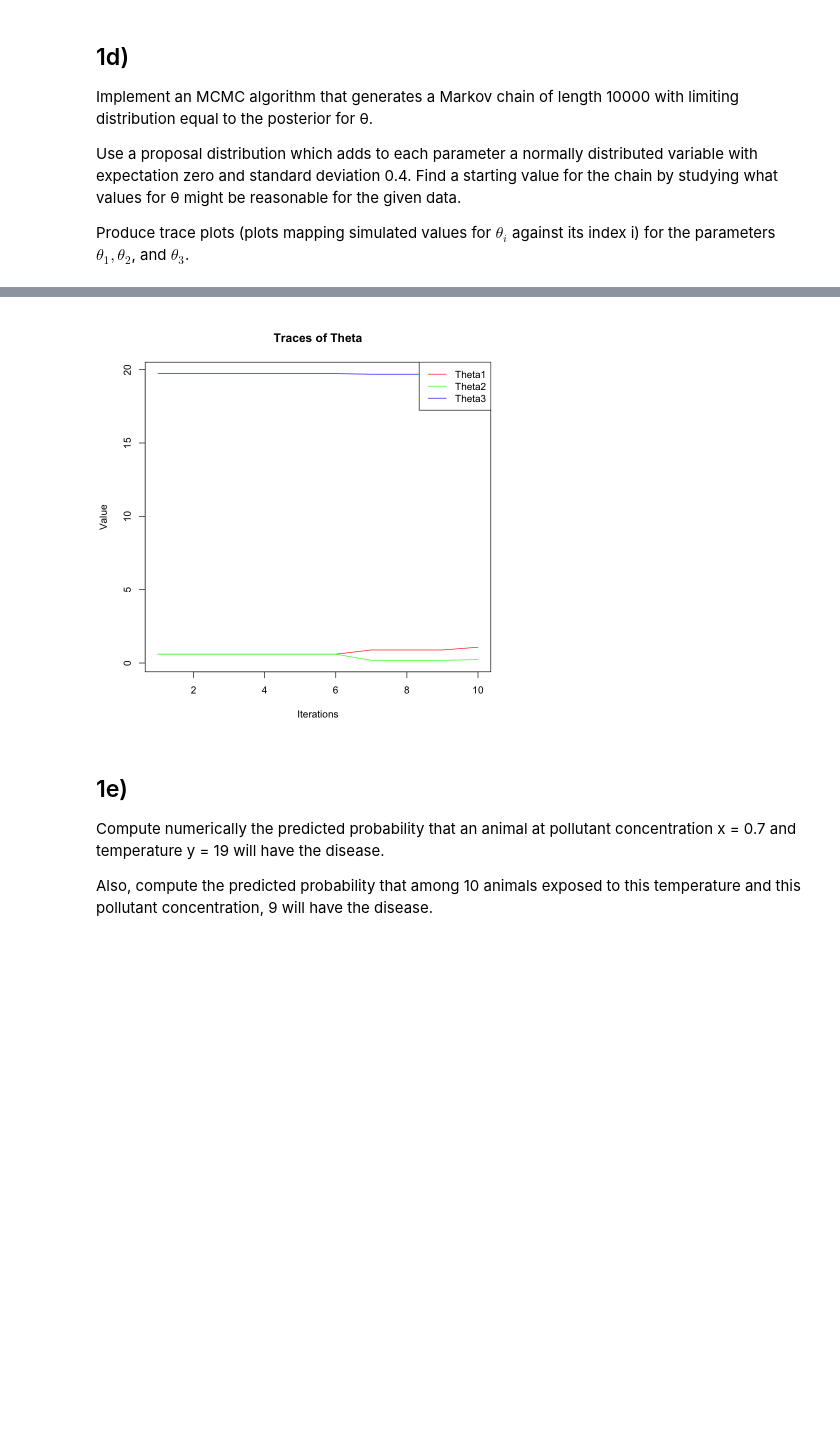
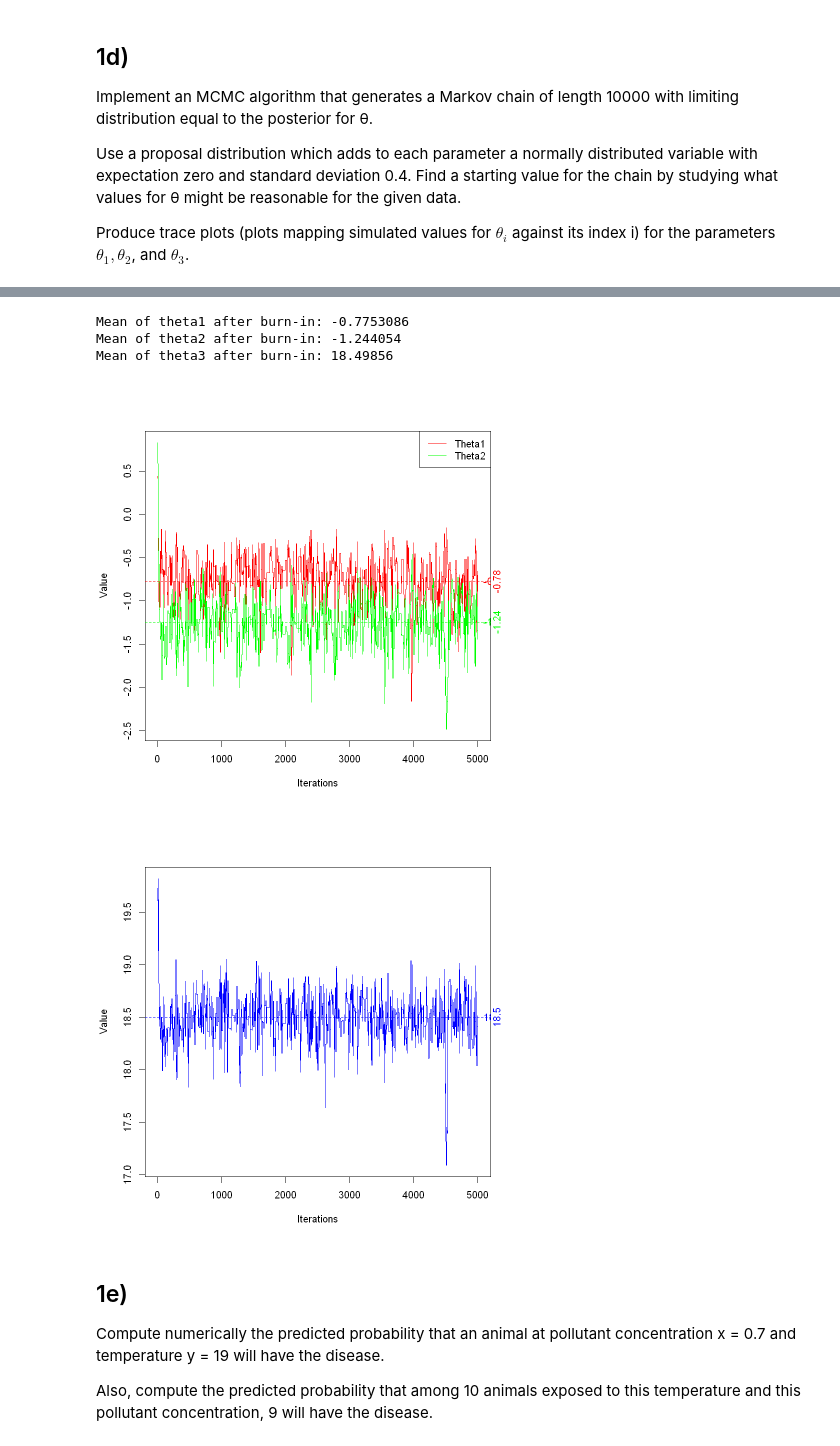
Before and after one commit to focccus/MVE550-Stochastic-processes, a Jupyter notebook: A2/assignment2.ipynb, the cells around one changed output, grey strips where cells are left out. Drawn from its saved outputs; the diff is of its cells as text; code cells hidden in the pictures; blank space fills up the shorter version.

```diff
--- a/A2/assignment2.ipynb
+++ b/A2/assignment2.ipynb
@@ -192,25 +209,55 @@ for (i in 2:N) {
-# %%
-# Set the background color to white
-par(bg = "white")
-
-# Assuming theta is a list where each element contains a 3-dimensional vector
-# Extract the components of theta into separate vectors
-theta1 <- sapply(theta, function(x) x[1])  # First component (for the first parameter)
-theta2 <- sapply(theta, function(x) x[2])  # Second component (for the second parameter)
-theta3 <- sapply(theta, function(x) x[3])  # Third component (for the third parameter)
-
-# Create the plot
-plot(theta1, type = "l", col = rgb(1, 0, 0), xlab = "Iterations", ylab = "Value",
-     main = "Traces of Theta", ylim = range(c(theta1, theta2, theta3)))
-
-# Add the other two components as lines
-lines(theta2, col = rgb(0, 1, 0))  # Second trace in green
-lines(theta3, col = rgb(0, 0, 1))  # Third trace in blue
-
-# Add a legend
-legend("topright", legend = c("Theta1", "Theta2", "Theta3"), col = c(rgb(1, 0, 0), rgb(0, 1, 0), rgb(0, 0, 1)), lty = 1)
-# %% [output]
-[figure, removed]
+# %%
+# Burn-in time
+burn_in <- 500
+
+# Extract the components of theta into separate vectors
+theta1 <- sapply(theta, function(x) x[1])  # First component (for the first parameter)
+theta2 <- sapply(theta, function(x) x[2])  # Second component (for the second parameter)
+theta3 <- sapply(theta, function(x) x[3])  # Third component (for the third parameter)
+
+# Calculate the mean of theta1, theta2, and theta3 after burn-in
+mean_theta1 <- mean(theta1[(burn_in + 1):N])
+mean_theta2 <- mean(theta2[(burn_in + 1):N])
+mean_theta3 <- mean(theta3[(burn_in + 1):N])
+
+# Print the results
+cat("Mean of theta1 after burn-in:", mean_theta1, "\n")
+cat("Mean of theta2 after burn-in:", mean_theta2, "\n")
+cat("Mean of theta3 after burn-in:", mean_theta3, "\n")
+# %% [output]
+Mean of theta1 after burn-in: -0.7753086
+Mean of theta2 after burn-in: -1.244054
+Mean of theta3 after burn-in: 18.49856
+# %%
+# Set the background color to white
+par(bg = "white")
+# Add the means as dotted lines
+
+# Create the plot
+plot(theta1, type = "l", col = rgb(1, 0, 0), xlab = "Iterations", ylab = "Value",
+     ylim = range(c(theta1, theta2)))
+
+# Add the other two components as lines
+lines(theta2, col = rgb(0, 1, 0))  # Second trace in green
+abline(h = mean_theta1, col = rgb(1, 0, 0), lty = 2)
+abline(h = mean_theta2, col = rgb(0, 1, 0), lty = 2)
+mtext(round(mean_theta1, 2), side = 4, line = 0, at = mean_theta1, col = rgb(1, 0, 0))
+mtext(round(mean_theta2, 2), side = 4, line = 0, at = mean_theta2, col = rgb(0, 1, 0))
+text(x = N, y = mean_theta1, labels = round(mean_theta1, 2), pos = 4, col = rgb(1, 0, 0))
+text(x = N, y = mean_theta2, labels = round(mean_theta2, 2), pos = 4, col = rgb(0, 1, 0))
+# lines(theta3, col = rgb(0, 0, 1))  # Third trace in blue
+# Add a legend
+legend("topright", legend = c("Theta1", "Theta2"), col = c(rgb(1, 0, 0), rgb(0, 1, 0)), lty = 1)
+
+# Create a new plot for theta3
+plot(theta3, type = "l", col = rgb(0, 0, 1), xlab = "Iterations", ylab = "Value")
+abline(h = mean_theta3, col = rgb(0, 0, 1), lty = 2)
+# Add text for the means
+mtext(round(mean_theta3,2), side = 4, line = 0, at = mean_theta3, col = rgb(0, 0, 1))
+text(x = N, y = mean_theta3, labels = round(mean_theta3, 2), pos = 4, col = rgb(0, 0, 1))
+# %% [output]
+[figure, added]
+[figure, added]
 # %% [markdown]
 ## 1e)
 Compute numerically the predicted probability that an animal at pollutant concentration x = 0.7 and temperature y = 19 will have the disease.
```
Also changed, not shown: parts of 4 cells of this notebook.
